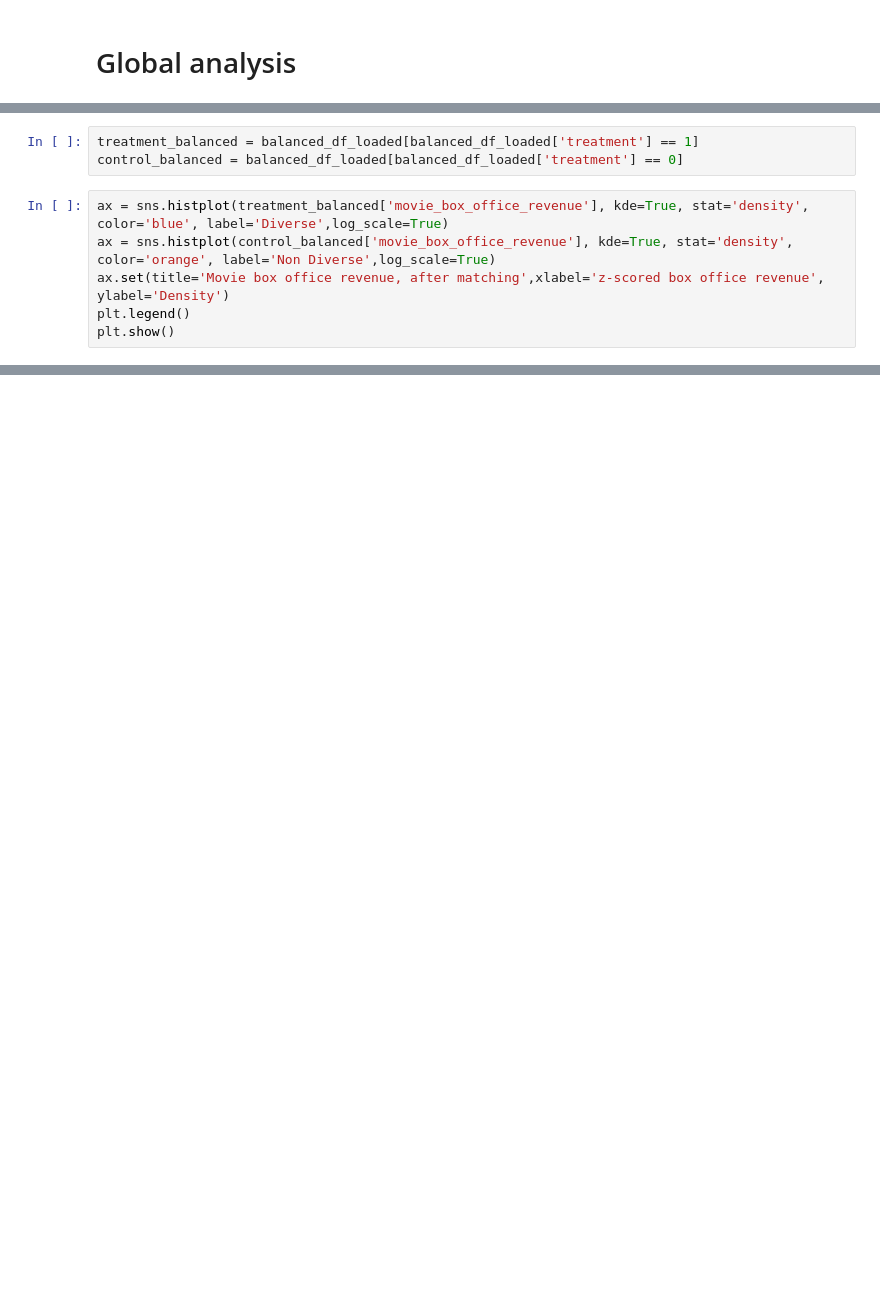
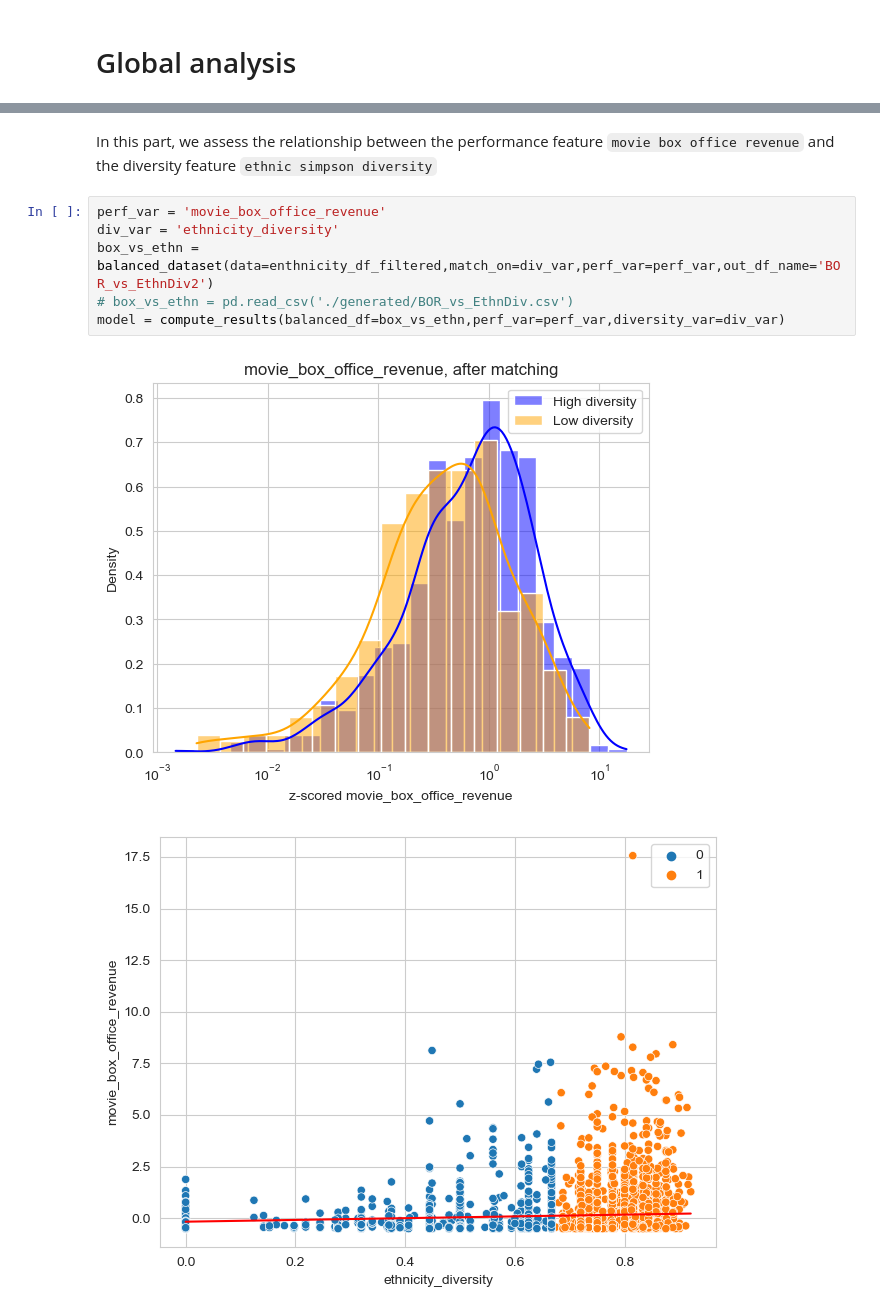
Before and after one commit to epfl-ada/ada-2023-project-analytixxperts2023, a Jupyter notebook: milestoneP3.ipynb, the cells around one changed output, grey strips where cells are left out. Saved outputs shown, nothing was run; the diff lists cells and outputs as text; blank space fills up the shorter version.

```diff
--- a/milestoneP3.ipynb
+++ b/milestoneP3.ipynb
@@ -422,9 +34,0 @@ balanced_df_loaded = pd.read_csv('balanced2.csv')
-# %%
-treatment_balanced = balanced_df_loaded[balanced_df_loaded['treatment'] == 1]
-control_balanced = balanced_df_loaded[balanced_df_loaded['treatment'] == 0]
-# %%
-ax = sns.histplot(treatment_balanced['movie_box_office_revenue'], kde=True, stat='density', color='blue', label='Diverse',log_scale=True)
-ax = sns.histplot(control_balanced['movie_box_office_revenue'], kde=True, stat='density', color='orange', label='Non Diverse',log_scale=True)
-ax.set(title='Movie box office revenue, after matching',xlabel='z-scored box office revenue', ylabel='Density')
-plt.legend()
-plt.show()
@@ -466,0 +262,11 @@ Notes:
+# %% [markdown]
+In this part, we assess the relationship between the performance feature `movie box office revenue` and the diversity feature `ethnic simpson diversity`
+# %%
+perf_var = 'movie_box_office_revenue'
+div_var = 'ethnicity_diversity'
+box_vs_ethn = balanced_dataset(data=enthnicity_df_filtered,match_on=div_var,perf_var=perf_var,out_df_name='BOR_vs_EthnDiv2')
+# box_vs_ethn = pd.read_csv('./generated/BOR_vs_EthnDiv.csv')
+model = compute_results(balanced_df=box_vs_ethn,perf_var=perf_var,diversity_var=div_var)
+# %% [output]
+[figure, added]
+[figure, added]
```
Also changed, not shown: parts of 49 cells of this notebook.
